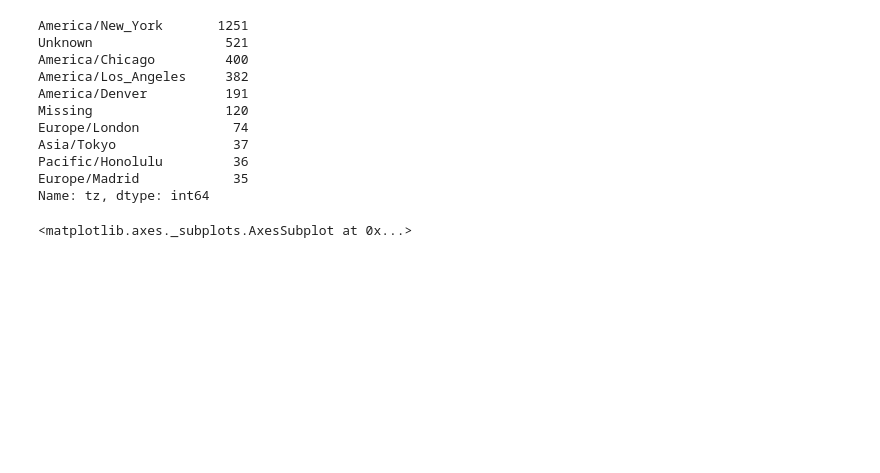
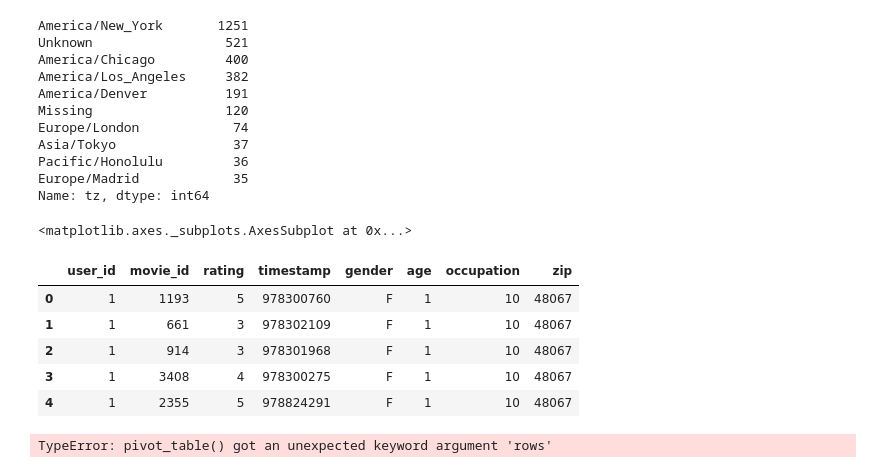
Before and after one commit to siddshah101/pydata-book, a Jupyter notebook: Chapter 2.ipynb, the cells around one changed output. Drawn from its saved outputs; the diff is of its cells as text; code cells hidden in the pictures; blank space fills up the shorter version.

```diff
--- a/Chapter 2.ipynb
+++ b/Chapter 2.ipynb
@@ -175,0 +180,23 @@ tz_counts[:10].plot(kind = 'barh', rot=0)
+# %%
+unames = ['user_id', 'gender', 'age', 'occupation', 'zip']
+users = pd.read_table('/home/jovyan/pydata-book/ch02/movielens/users.dat', sep='::', header=None, names=unames)
+
+rnames = ['user_id', 'movie_id', 'rating', 'timestamp']
+ratings = pd.read_table('/home/jovyan/pydata-book/ch02/movielens/ratings.dat', sep='::', header=None, names=rnames)
+
+#mnames = ['movie_id', 'title', 'genres']
+#movies = pd.read_table('/home/jovyan/pydata-book/ch02/movielens/movies.dat', sep='::', header=None, names=mnames)
+# %%
+data = pd.merge(ratings,users)
+data.head()
+# %% [output]
+|  | user_id | movie_id | rating | timestamp | gender | age | occupation | zip |
+| 0 | 1 | 1193 | 5 | 978300760 | F | 1 | 10 | 48067 |
+| 1 | 1 | 661 | 3 | 978302109 | F | 1 | 10 | 48067 |
+| 2 | 1 | 914 | 3 | 978301968 | F | 1 | 10 | 48067 |
+| 3 | 1 | 3408 | 4 | 978300275 | F | 1 | 10 | 48067 |
+| 4 | 1 | 2355 | 5 | 978824291 | F | 1 | 10 | 48067 |
+# %%
+mean_rating = data.pivot_table('ratings',rows='movie_id',cols='gender', aggfunc='mean')
+# %% [output]
+TypeError: pivot_table() got an unexpected keyword argument 'rows'
```
Also changed, not shown: parts of 11 cells of this notebook.
